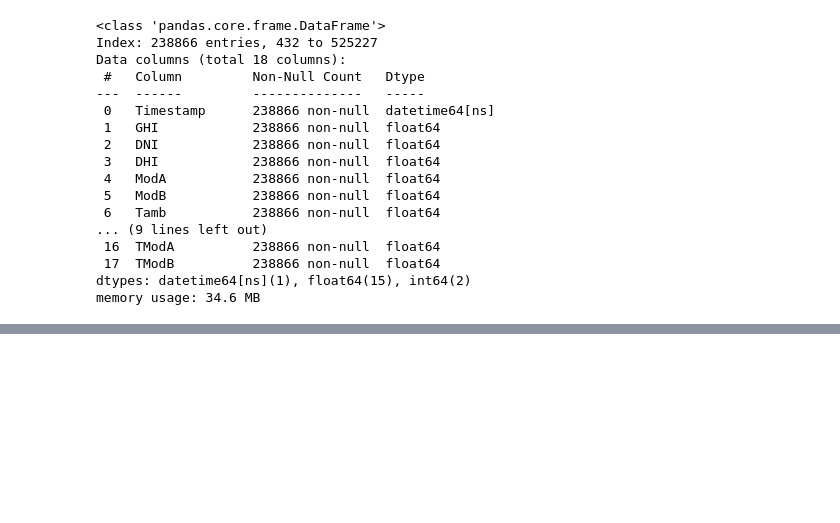
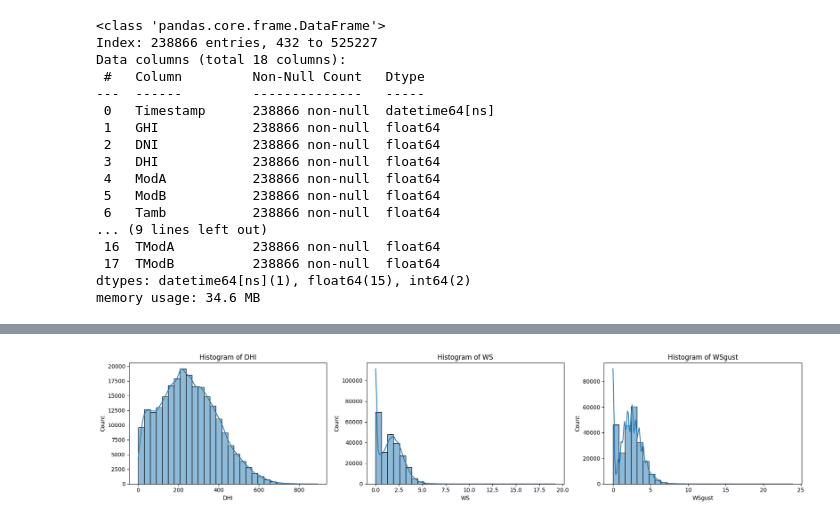
Before and after one commit to Ty-Miki/solar-challenge-week0, a Jupyter notebook: notebooks/eda_sierraleone.ipynb, the cells around one changed output, grey strips where cells are left out. Saved outputs shown, nothing was run; the diff lists cells and outputs as text; code cells hidden in the pictures; blank space fills up the shorter version.

```diff
--- a/notebooks/eda_sierraleone.ipynb
+++ b/notebooks/eda_sierraleone.ipynb
@@ -86,0 +126,4 @@ memory usage: 34.6 MB
+# %%
+# Histogram for columns with large number of outliers
+plot_gen.plot_histogram(df=day_time_df, columns=['DHI', 'WS', 'WSgust'])
+# %% [output]
@@ -86,0 +133 @@ memory usage: 34.6 MB
+[figure, added]
```
Also changed, not shown: parts of 21 cells of this notebook.
